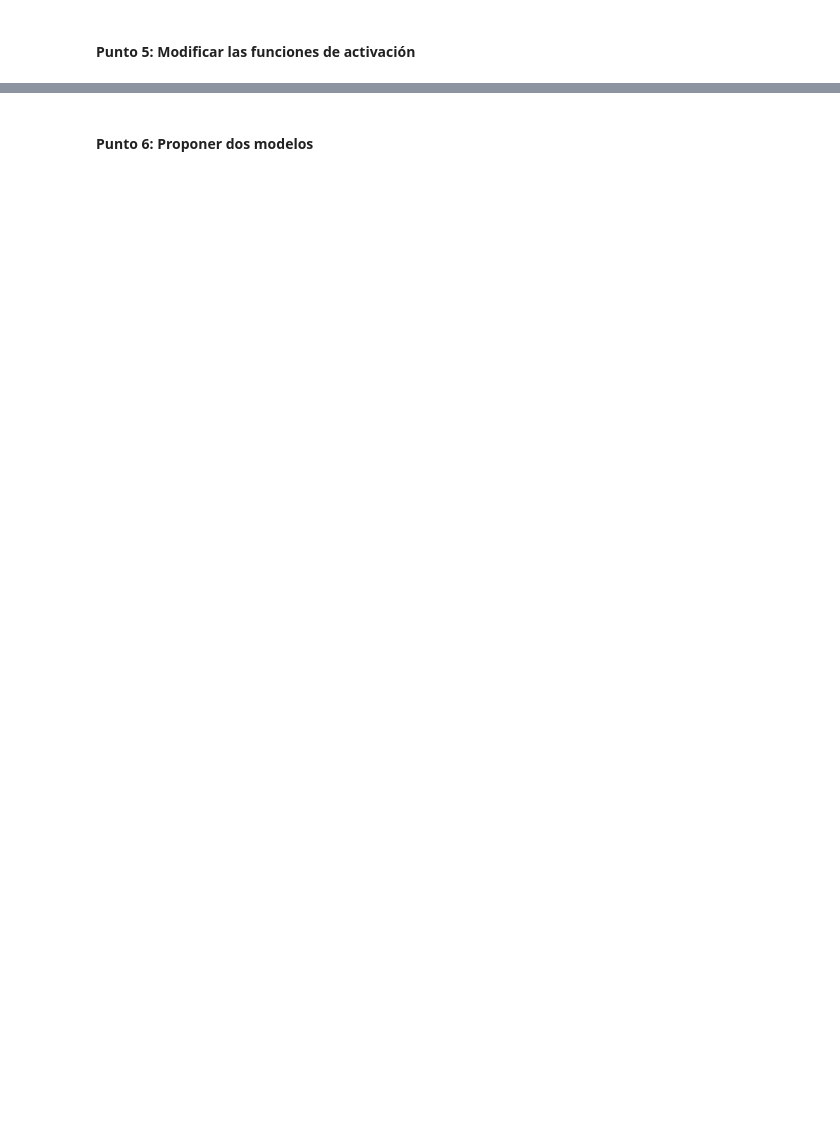
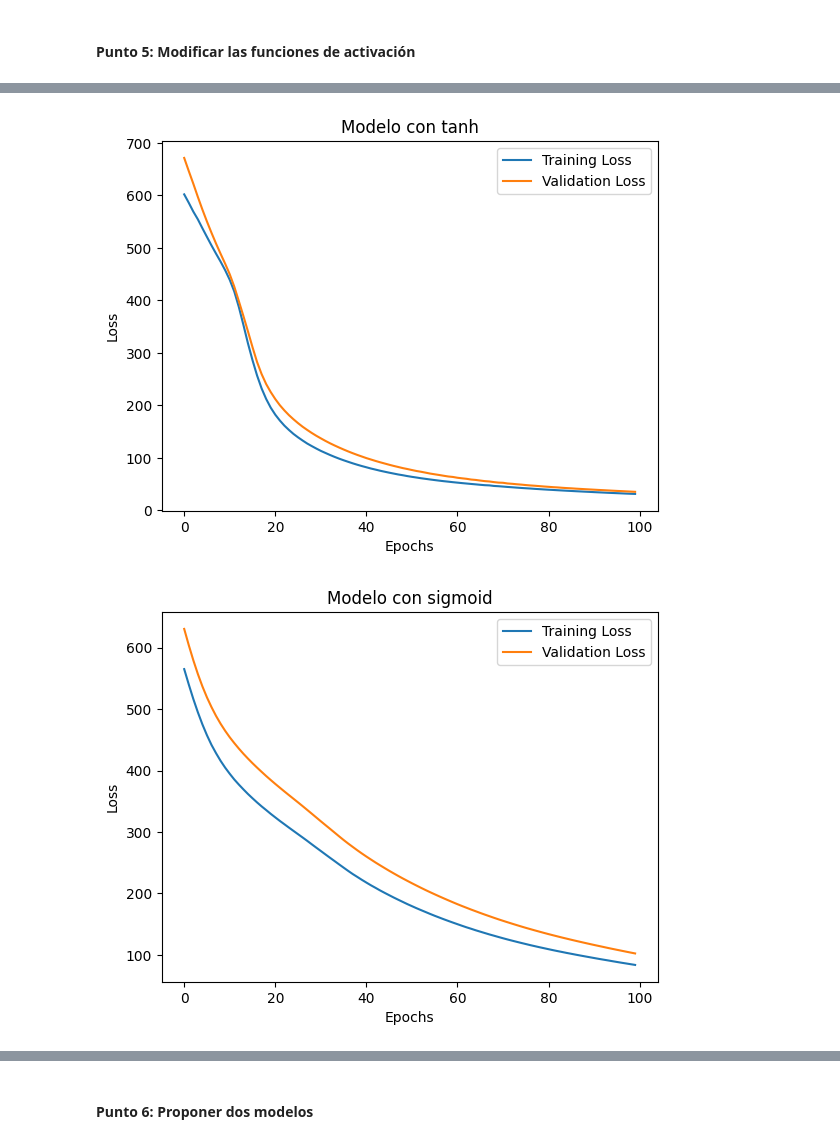
Before and after one commit to despinosaa/Taller6_analitica, a Jupyter notebook: codigo.ipynb, the cells around one changed output, grey strips where cells are left out. Cells and saved outputs as stored; diff of their text form; code cells hidden in the pictures; blank space fills up the shorter version.

```diff
--- a/codigo.ipynb
+++ b/codigo.ipynb
@@ -253,14 +288,14 @@ def create_model_activation(activation):
     model.compile(optimizer=Adam(learning_rate=0.001), loss='mean_squared_error')
     return model
 
-# Caso 1: Activación tanh
+# tanh
 model_tanh = create_model_activation('tanh')
 history_tanh = model_tanh.fit(X_train, y_train, epochs=100, batch_size=32, validation_split=0.2, verbose=1)
 
-# Caso 2: Activación sigmoid
+# sigmoid
 model_sigmoid = create_model_activation('sigmoid')
 history_sigmoid = model_sigmoid.fit(X_train, y_train, epochs=100, batch_size=32, validation_split=0.2, verbose=1)
 
-# Caso 3: Activación elu
-model_elu = create_model_activation('relu')
+# elu
+model_elu = create_model_activation('elu')
 history_elu = model_elu.fit(X_train, y_train, epochs=100, batch_size=32, validation_split=0.2, verbose=1)
@@ -266,0 +320,8 @@ history_elu = model_elu.fit(X_train, y_train, epochs=100, batch_size=32, validat
+# %%
+# Graficar historial de pérdida cada modelo
+plot_historial_perdida(history_tanh, 'Modelo con tanh')
+plot_historial_perdida(history_sigmoid, 'Modelo con sigmoid')
+plot_historial_perdida(history_elu, 'Modelo con elu')
+# %% [output]
+[figure, added]
+[figure, added]
```
Also changed, not shown: parts of 18 cells of this notebook.
